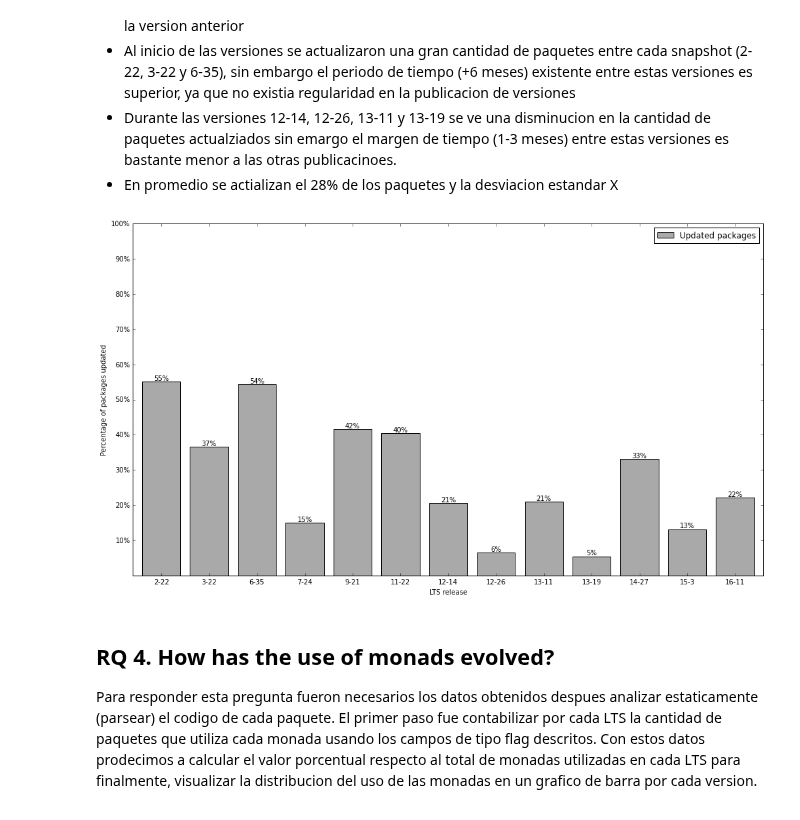
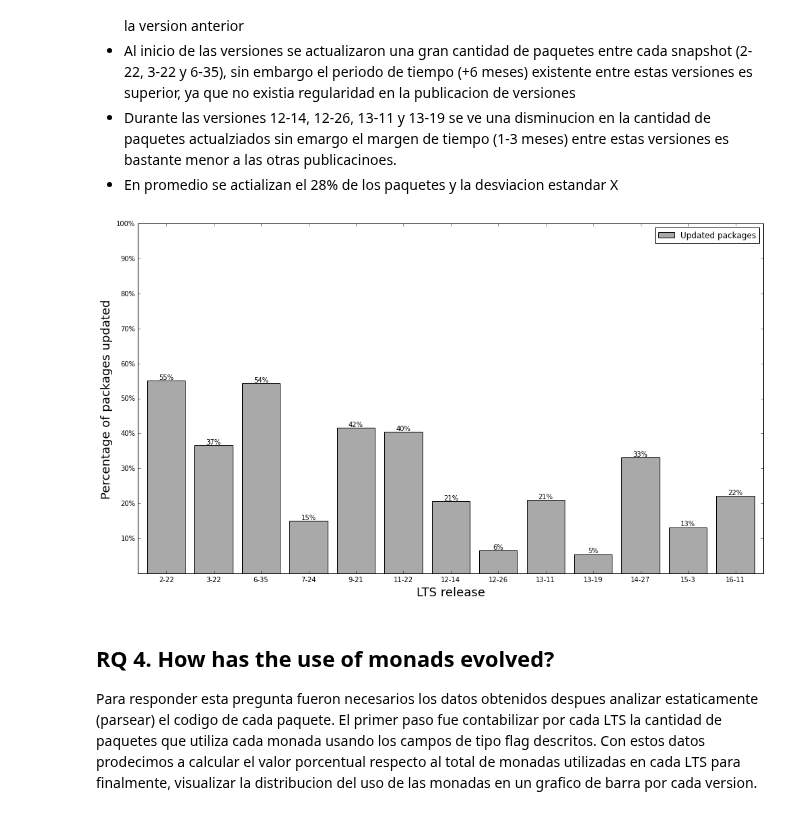
Before and after one commit to pragmaticslaboratory/stackage-evolution, a Jupyter notebook: notebooks/answers.ipynb, the cells around one changed output. Drawn from its saved outputs; the diff is of its cells as text; code cells hidden in the pictures.

```diff
--- a/notebooks/answers.ipynb
+++ b/notebooks/answers.ipynb
@@ -624,23 +620,23 @@ count_updated_packages_by_lts = get_count_updated_packages_by_lts(df_list, updat
 # %%
 index = list(count_updated_packages_by_lts.keys())
 updated_packages = list(count_updated_packages_by_lts.values())
 
 fig, ax = plt.subplots(figsize=(12,8))
 ax.margins(0.015)
 plt.subplots_adjust(bottom=0.1, right=1.2, top=1)
 
 bar1 = ax.bar(index, updated_packages, width=0.8, color='darkgrey', align='center', label='Updated packages')
 ax.bar_label(bar1, labels=list(map(lambda per: f"{round(per)}%", updated_packages)))
 
 ax.legend(loc='best')
-ax.set_xlabel('LTS release')
-ax.set_ylabel('Percentage of packages updated')
+ax.set_xlabel('LTS release',fontsize=18)
+ax.set_ylabel('Percentage of packages updated',fontsize=18)
 ax.set_yticks([10, 20, 30, 40, 50, 60, 70, 80, 90, 100])
 ax.set_yticklabels(['10%', '20%', '30%', '40%', '50%', '60%', '70%', '80%', '90%', '100%'])
 plt.savefig("graphs/rq3.pdf", format='pdf', bbox_inches='tight')
 plt.show()
 # %% [output]
-[figure, old version]
+[figure, new version]
 # %% [markdown]
 ## RQ 4. How has the use of monads evolved?
 
```
Also changed, not shown: parts of 8 cells of this notebook.
